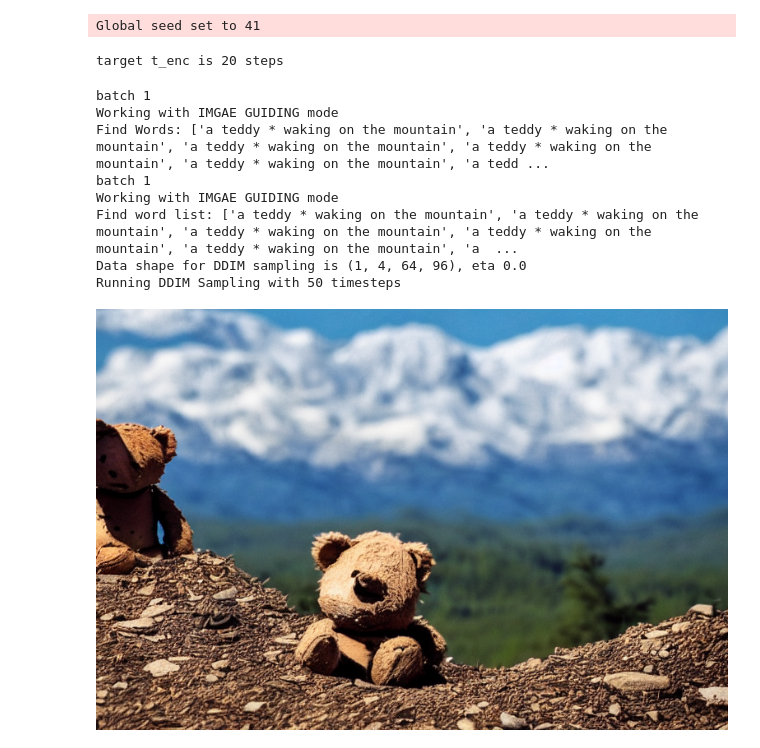
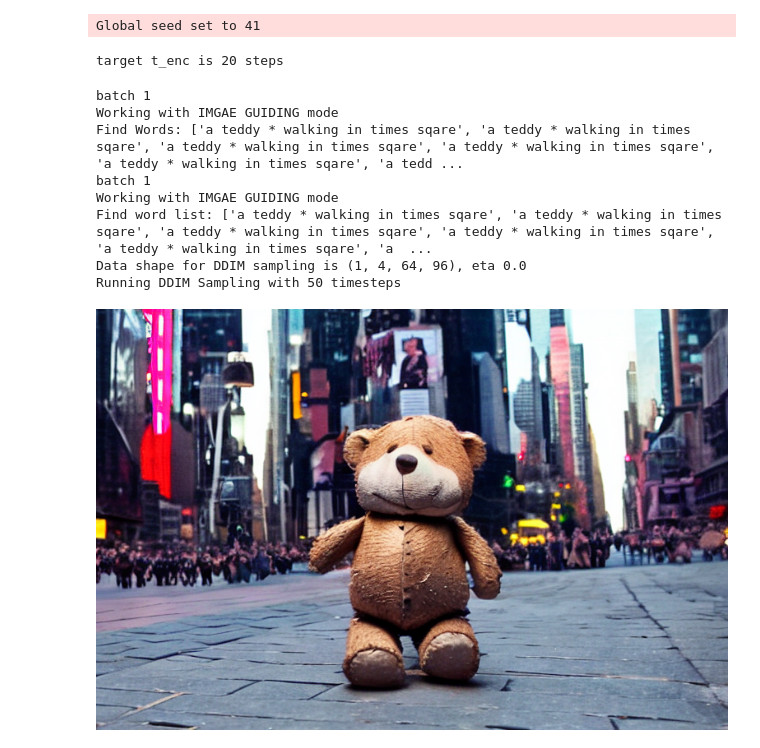
Before and after one commit to zyxElsa/ProSpect, a Jupyter notebook: ProSpect.ipynb, the cells around one changed output. Drawn from its saved outputs; the diff is of its cells as text; code cells hidden in the pictures.

```diff
--- a/ProSpect.ipynb
+++ b/ProSpect.ipynb
@@ -83,7 +83,7 @@ Some weights of the model checkpoint at openai/clip-vit-large-patch14 were not u
 - This IS NOT expected if you are initializing CLIPTextModel from the checkpoint of a model that you expect to be exactly identical (initializing a BertForSequenceClassification model from a BertForSe ...
 # %%
 def main(prompt = '', content_dir = None,ddim_steps = 50,strength = 0.5, ddim_eta=0.0, n_iter=1, C=4, f=8, n_rows=0, scale=10.0, \
-         model = None, seed=42, initializer_words = None, n_samples=1, height=512, width=512):
+         model = None, seed=42, prospect_words = None, n_samples=1, height=512, width=512):
 
     precision="autocast"
     outdir="outputs/img2img-samples"
@@ -131,7 +131,7 @@ def main(prompt = '', content_dir = None,ddim_steps = 50,strength = 0.5, ddim_et
                         if isinstance(prompts, tuple):
                             prompts = list(prompts)
 
-                        c= model.get_learned_conditioning(prompts, initializer_words=initializer_words)
+                        c= model.get_learned_conditioning(prompts, prospect_words=prospect_words)
 
 
 
@@ -185,33 +185,33 @@ model = model.to(device)
 # %%
 main(prompt = '*', \
      # content_dir = './dataset/teddy.jpg', \
      ddim_steps = 50, \
      strength = 0.4, \
      seed=41, \
      height = 512, \
      width = 768, \
-     initializer_words = ['a teddy * walking in times sqare',  # 0 \
-                          'a teddy * walking in times sqare',  # 1 \
-                          'a teddy * walking in times sqare',  # 2 \
-                          'a teddy * walking in times sqare',  # 3
+     prospect_words = ['a teddy * walking in times sqare',  # 10 generation ends\
+                          'a teddy * walking in times sqare',  # 9 \
+                          'a teddy * walking in times sqare',  # 8 \
+                          'a teddy * walking in times sqare',  # 7 \
+                          'a teddy * walking in times sqare',  # 6 \
+                          'a teddy * walking in times sqare',  # 5 \
                           'a teddy * walking in times sqare',  # 4 \
-                          'a teddy * walking in times sqare',  # 5 \
-                          'a teddy * walking in times sqare',  # 6 \
-                          'a teddy * walking in times sqare',  # 7 \
-                          'a teddy walking in times sqare',  # 8 \
-                          'a teddy walking in times sqare',  # 9 \
+                          'a teddy * walking in times sqare',  # 3 \
+                          'a teddy walking in times sqare',  # 2 \
+                          'a teddy walking in times sqare',  # 1 generation starts\
                          ], \
      model = model,\
      )
 # %% [output]
 Global seed set to 41
 target t_enc is 20 steps
 batch 1
 Working with IMGAE GUIDING mode
-Find Words: ['a teddy * waking on the mountain', 'a teddy * waking on the mountain', 'a teddy * waking on the mountain', 'a teddy * waking on the mountain', 'a teddy * waking on the mountain', 'a tedd ...
+Find Words: ['a teddy * walking in times sqare', 'a teddy * walking in times sqare', 'a teddy * walking in times sqare', 'a teddy * walking in times sqare', 'a teddy * walking in times sqare', 'a tedd ...
 batch 1
 Working with IMGAE GUIDING mode
-Find word list: ['a teddy * waking on the mountain', 'a teddy * waking on the mountain', 'a teddy * waking on the mountain', 'a teddy * waking on the mountain', 'a teddy * waking on the mountain', 'a  ...
+Find word list: ['a teddy * walking in times sqare', 'a teddy * walking in times sqare', 'a teddy * walking in times sqare', 'a teddy * walking in times sqare', 'a teddy * walking in times sqare', 'a  ...
 Data shape for DDIM sampling is (1, 4, 64, 96), eta 0.0
 Running DDIM Sampling with 50 timesteps
-[figure, old version]
+[figure, new version]
```
Also changed, not shown: parts of 1 cell of this notebook.
